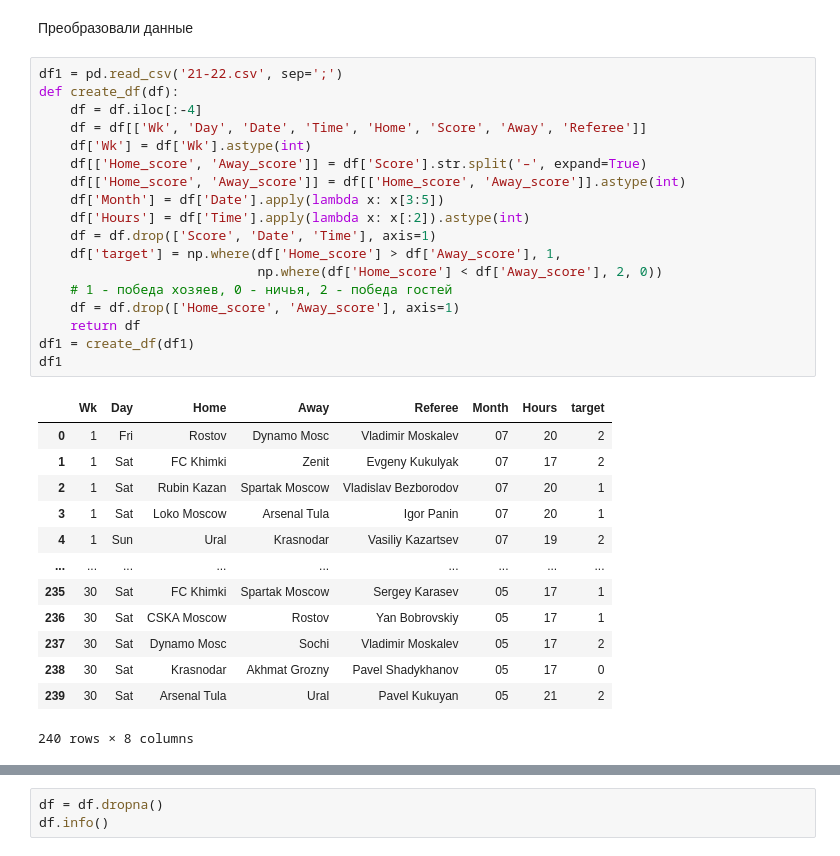
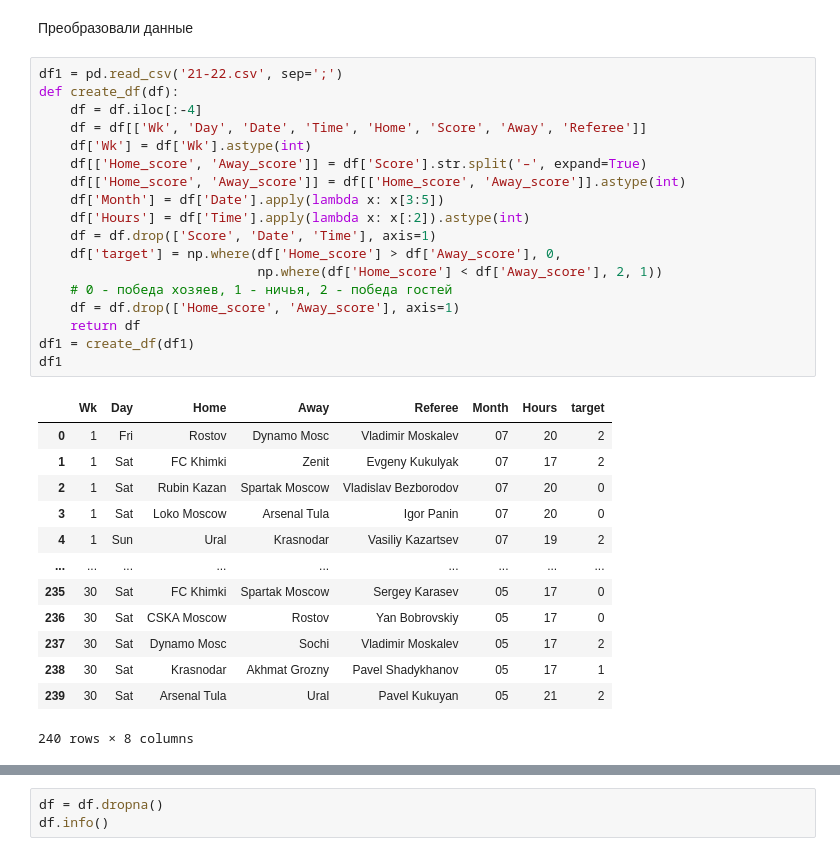
Before and after one commit to daniil-dushenev/soccer_predict, a Jupyter notebook: main.ipynb, the cells around one changed output, grey strips where cells are left out. Cells and saved outputs as stored; diff of their text form.

```diff
--- a/main.ipynb
+++ b/main.ipynb
@@ -13,33 +13,33 @@ from catboost import Pool, CatBoostClassifier, cv
 # %%
 df1 = pd.read_csv('21-22.csv', sep=';')
 def create_df(df):
     df = df.iloc[:-4]
     df = df[['Wk', 'Day', 'Date', 'Time', 'Home', 'Score', 'Away', 'Referee']]
     df['Wk'] = df['Wk'].astype(int)
     df[['Home_score', 'Away_score']] = df['Score'].str.split('–', expand=True)
     df[['Home_score', 'Away_score']] = df[['Home_score', 'Away_score']].astype(int)
     df['Month'] = df['Date'].apply(lambda x: x[3:5])
     df['Hours'] = df['Time'].apply(lambda x: x[:2]).astype(int)
     df = df.drop(['Score', 'Date', 'Time'], axis=1)
-    df['target'] = np.where(df['Home_score'] > df['Away_score'], 1,
-                            np.where(df['Home_score'] < df['Away_score'], 2, 0))
-    # 1 - победа хозяев, 0 - ничья, 2 - победа гостей
+    df['target'] = np.where(df['Home_score'] > df['Away_score'], 0,
+                            np.where(df['Home_score'] < df['Away_score'], 2, 1))
+    # 0 - победа хозяев, 1 - ничья, 2 - победа гостей
     df = df.drop(['Home_score', 'Away_score'], axis=1)
     return df
 df1 = create_df(df1)
 df1
 # %% [output]
 |  | Wk | Day | Home | Away | Referee | Month | Hours | target |
 | 0 | 1 | Fri | Rostov | Dynamo Mosc | Vladimir Moskalev | 07 | 20 | 2 |
 | 1 | 1 | Sat | FC Khimki | Zenit | Evgeny Kukulyak | 07 | 17 | 2 |
-| 2 | 1 | Sat | Rubin Kazan | Spartak Moscow | Vladislav Bezborodov | 07 | 20 | 1 |
-| 3 | 1 | Sat | Loko Moscow | Arsenal Tula | Igor Panin | 07 | 20 | 1 |
+| 2 | 1 | Sat | Rubin Kazan | Spartak Moscow | Vladislav Bezborodov | 07 | 20 | 0 |
+| 3 | 1 | Sat | Loko Moscow | Arsenal Tula | Igor Panin | 07 | 20 | 0 |
 | 4 | 1 | Sun | Ural | Krasnodar | Vasiliy Kazartsev | 07 | 19 | 2 |
 | ... | ... | ... | ... | ... | ... | ... | ... | ... |
-| 235 | 30 | Sat | FC Khimki | Spartak Moscow | Sergey Karasev | 05 | 17 | 1 |
-| 236 | 30 | Sat | CSKA Moscow | Rostov | Yan Bobrovskiy | 05 | 17 | 1 |
+| 235 | 30 | Sat | FC Khimki | Spartak Moscow | Sergey Karasev | 05 | 17 | 0 |
+| 236 | 30 | Sat | CSKA Moscow | Rostov | Yan Bobrovskiy | 05 | 17 | 0 |
 | 237 | 30 | Sat | Dynamo Mosc | Sochi | Vladimir Moskalev | 05 | 17 | 2 |
-| 238 | 30 | Sat | Krasnodar | Akhmat Grozny | Pavel Shadykhanov | 05 | 17 | 0 |
+| 238 | 30 | Sat | Krasnodar | Akhmat Grozny | Pavel Shadykhanov | 05 | 17 | 1 |
 | 239 | 30 | Sat | Arsenal Tula | Ural | Pavel Kukuyan | 05 | 21 | 2 |
 240 rows × 8 columns
 # %%
```
Also changed, not shown: parts of 14 cells of this notebook, 34 other files.
